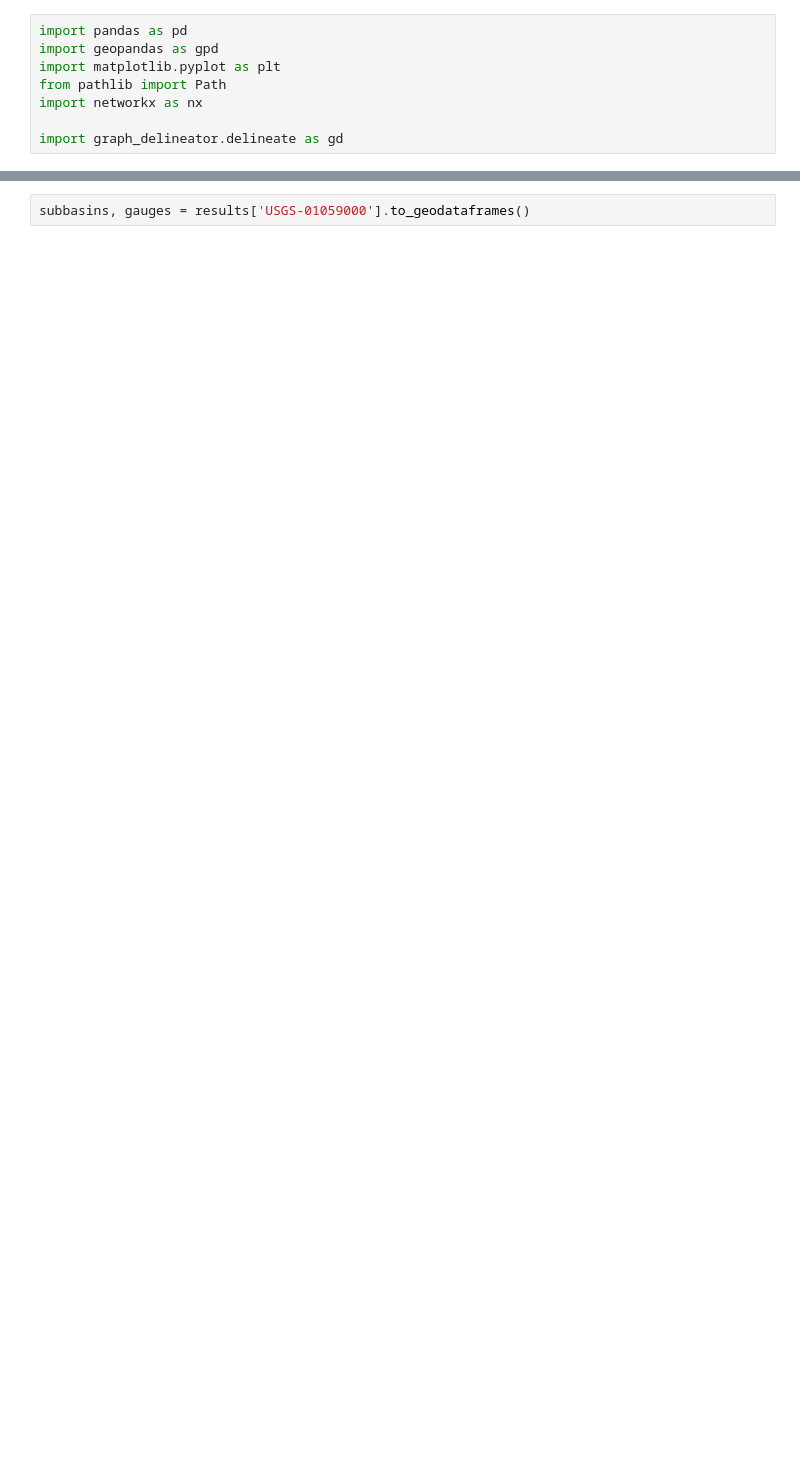
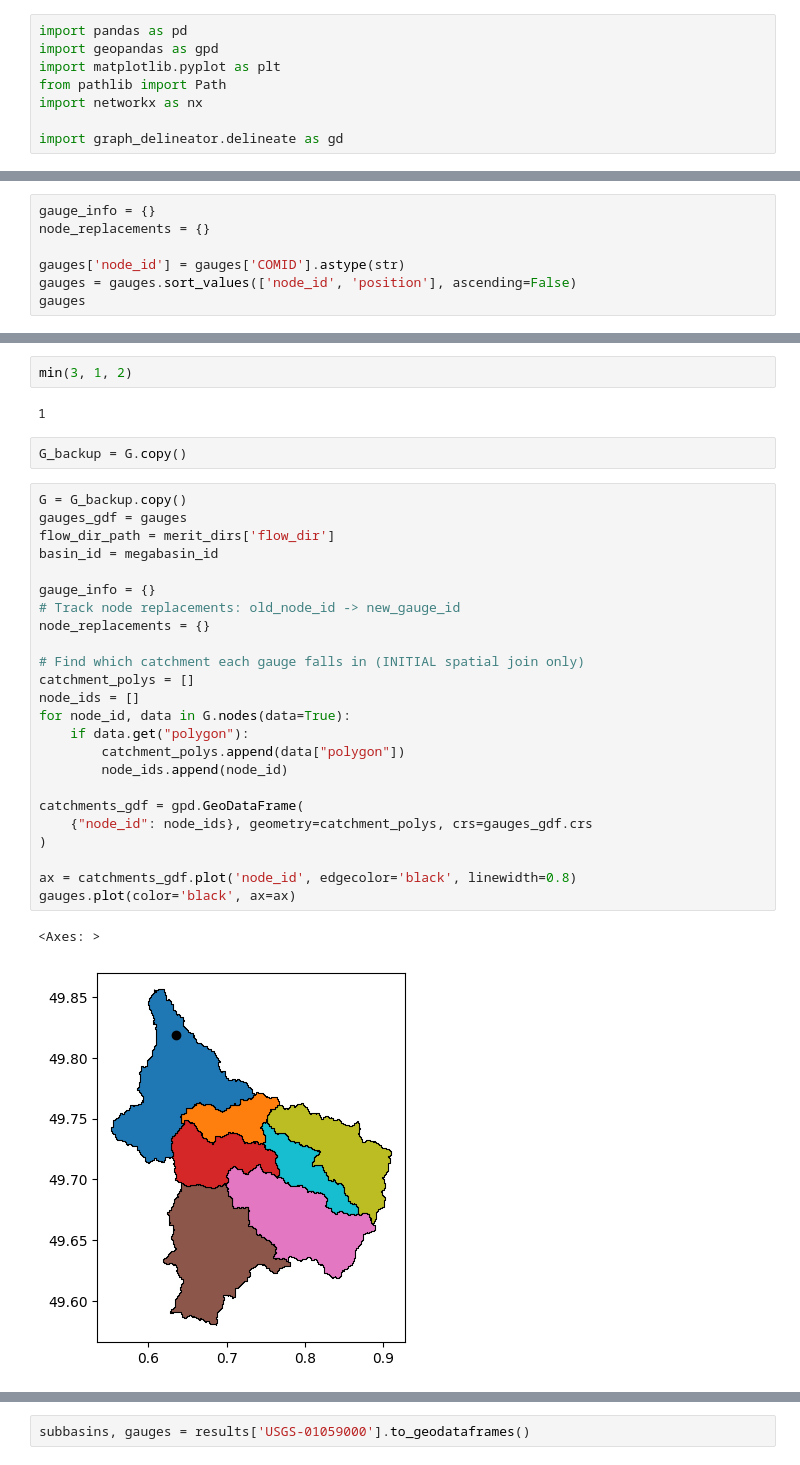
Before and after one commit to tedlanghorst/graph_delineator, a Jupyter notebook: watershed_delineation_example.ipynb, the cells around one changed output, grey strips where cells are left out. Cells and saved outputs as stored; diff of their text form; blank space fills up the shorter version.

```diff
--- a/watershed_delineation_example.ipynb
+++ b/watershed_delineation_example.ipynb
@@ -43,0 +86,7 @@ COMPLETE
+# %%
+gauge_info = {}
+node_replacements = {}
+
+gauges['node_id'] = gauges['COMID'].astype(str)
+gauges = gauges.sort_values(['node_id', 'position'], ascending=False)
+gauges
@@ -43,0 +200,33 @@ COMPLETE
+# %%
+min(3, 1, 2)
+# %% [output]
+1
+# %%
+G_backup = G.copy()
+# %%
+G = G_backup.copy()
+gauges_gdf = gauges
+flow_dir_path = merit_dirs['flow_dir']
+basin_id = megabasin_id
+
+gauge_info = {}
+# Track node replacements: old_node_id -> new_gauge_id
+node_replacements = {}
+
+# Find which catchment each gauge falls in (INITIAL spatial join only)
+catchment_polys = []
+node_ids = []
+for node_id, data in G.nodes(data=True):
+    if data.get("polygon"):
+        catchment_polys.append(data["polygon"])
+        node_ids.append(node_id)
+
+catchments_gdf = gpd.GeoDataFrame(
+    {"node_id": node_ids}, geometry=catchment_polys, crs=gauges_gdf.crs
+)
+
+ax = catchments_gdf.plot('node_id', edgecolor='black', linewidth=0.8)
+gauges.plot(color='black', ax=ax)
+# %% [output]
+<Axes: >
+[figure, added]
```
Also changed, not shown: parts of 55 cells of this notebook, 6 other files.
